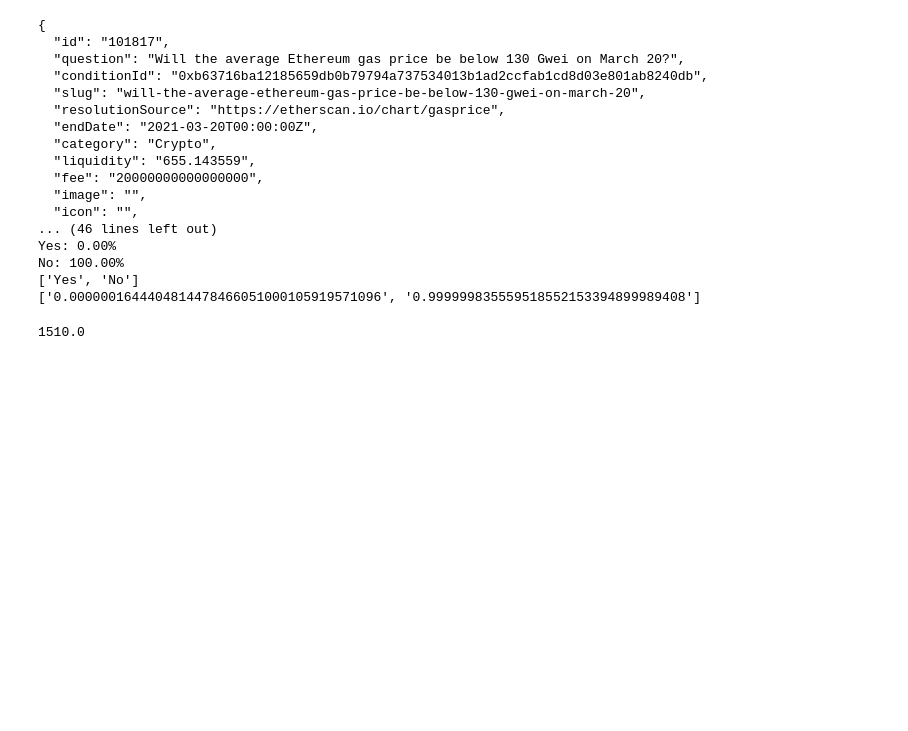
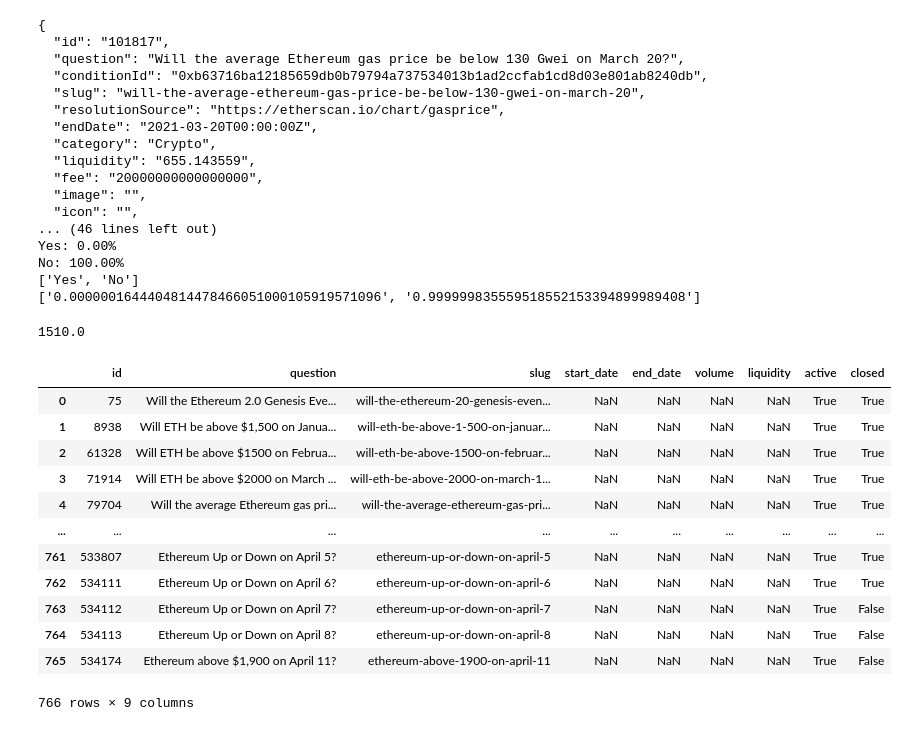
Before and after one commit to supaandu/COS-ECE-473-Final_Project, a Jupyter notebook: COS-ECE-473-FinalProj/polymarket_test.ipynb, the cells around one changed output. Saved outputs shown, nothing was run; the diff lists cells and outputs as text; code cells hidden in the pictures; blank space fills up the shorter version.

```diff
--- a/COS-ECE-473-FinalProj/polymarket_test.ipynb
+++ b/COS-ECE-473-FinalProj/polymarket_test.ipynb
@@ -227,0 +178,17 @@ df.to_csv("polymarket_crypto_markets.csv", index=False)
+# %%
+df = pd.read_csv("eth_betting_markets.csv")
+df
+# %% [output]
+|  | id | question | slug | start_date | end_date | volume | liquidity | active | closed |
+| 0 | 75 | Will the Ethereum 2.0 Genesis Eve... | will-the-ethereum-20-genesis-even... | NaN | NaN | NaN | NaN | True | True |
+| 1 | 8938 | Will ETH be above $1,500 on Janua... | will-eth-be-above-1-500-on-januar... | NaN | NaN | NaN | NaN | True | True |
+| 2 | 61328 | Will ETH be above $1500 on Februa... | will-eth-be-above-1500-on-februar... | NaN | NaN | NaN | NaN | True | True |
+| 3 | 71914 | Will ETH be above $2000 on March ... | will-eth-be-above-2000-on-march-1... | NaN | NaN | NaN | NaN | True | True |
+| 4 | 79704 | Will the average Ethereum gas pri... | will-the-average-ethereum-gas-pri... | NaN | NaN | NaN | NaN | True | True |
+| ... | ... | ... | ... | ... | ... | ... | ... | ... | ... |
+| 761 | 533807 | Ethereum Up or Down on April 5? | ethereum-up-or-down-on-april-5 | NaN | NaN | NaN | NaN | True | True |
+| 762 | 534111 | Ethereum Up or Down on April 6? | ethereum-up-or-down-on-april-6 | NaN | NaN | NaN | NaN | True | True |
+| 763 | 534112 | Ethereum Up or Down on April 7? | ethereum-up-or-down-on-april-7 | NaN | NaN | NaN | NaN | True | False |
+| 764 | 534113 | Ethereum Up or Down on April 8? | ethereum-up-or-down-on-april-8 | NaN | NaN | NaN | NaN | True | False |
+| 765 | 534174 | Ethereum above $1,900 on April 11? | ethereum-above-1900-on-april-11 | NaN | NaN | NaN | NaN | True | False |
+766 rows × 9 columns
```
Also changed, not shown: parts of 5 cells of this notebook, 6 other files.
